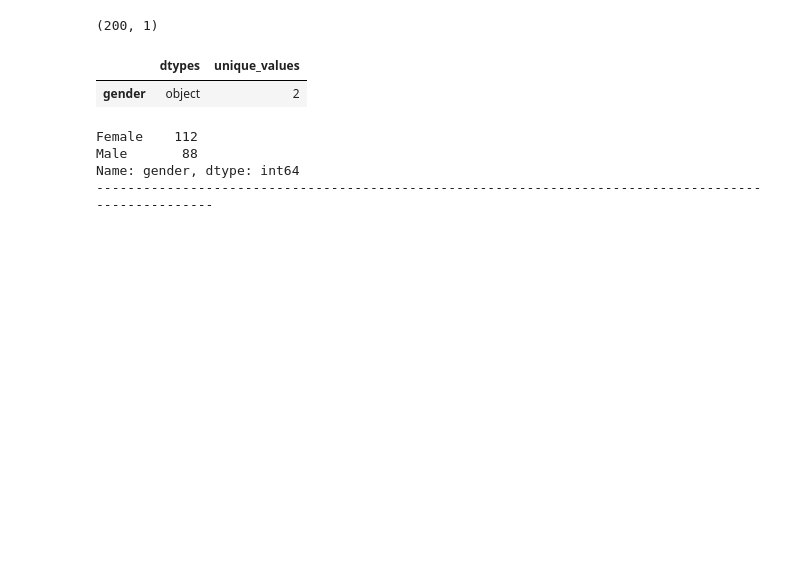
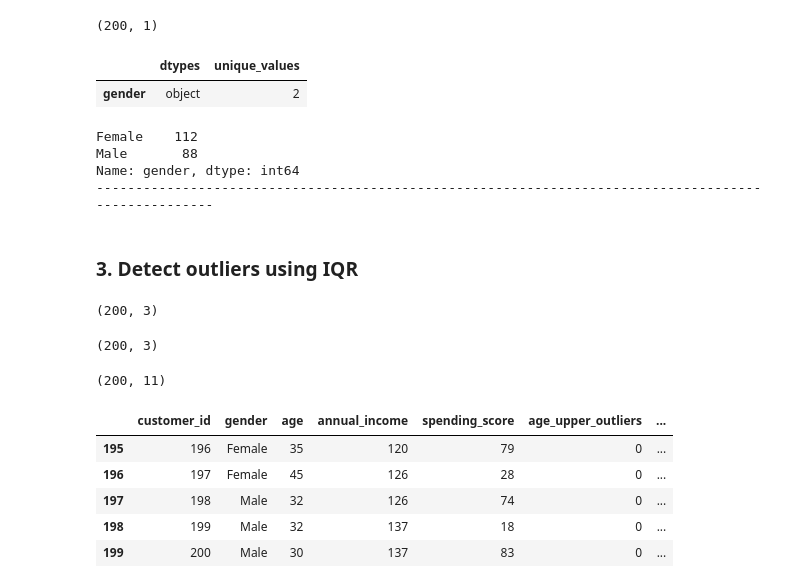
Before and after one commit to Yongliang-Shi/clustering-exercises, a Jupyter notebook: mall_customers.ipynb, the cells around one changed output. Saved outputs shown, nothing was run; the diff lists cells and outputs as text; code cells hidden in the pictures; blank space fills up the shorter version.

```diff
--- a/mall_customers.ipynb
+++ b/mall_customers.ipynb
@@ -94,3 +103,5 @@ Female    112
 Male       88
 Name: gender, dtype: int64
 ----------------------------------------------------------------------------------------------------
+# %% [markdown]
+### 3. Detect outliers using IQR
@@ -96,0 +130,7 @@ Name: gender, dtype: int64
+# %%
+# Add upper outlier cols
+
+upper_cols = prepare.upper_outlier_columns(mall_num, 1.5)
+upper_cols.shape
+# %% [output]
+(200, 3)
@@ -96,0 +159,23 @@ Name: gender, dtype: int64
+# %%
+# Add lower outlier cols
+
+lower_cols = prepare.lower_outlier_columns(mall_num, 1.5)
+lower_cols.shape
+# %% [output]
+(200, 3)
+# %%
+# Join mall with outlier cols
+
+mall_outliers = pd.concat([mall, upper_cols, lower_cols], axis=1)
+mall_outliers.shape
+# %% [output]
+(200, 11)
+# %%
+mall_outliers.tail()
+# %% [output]
+|  | customer_id | gender | age | annual_income | spending_score | age_upper_outliers | ... |
+| 195 | 196 | Female | 35 | 120 | 79 | 0 | ... |
+| 196 | 197 | Female | 45 | 126 | 28 | 0 | ... |
+| 197 | 198 | Male | 32 | 126 | 74 | 0 | ... |
+| 198 | 199 | Male | 32 | 137 | 18 | 0 | ... |
+| 199 | 200 | Male | 30 | 137 | 83 | 0 | ... |
```
Also changed, not shown: parts of 23 cells of this notebook.
